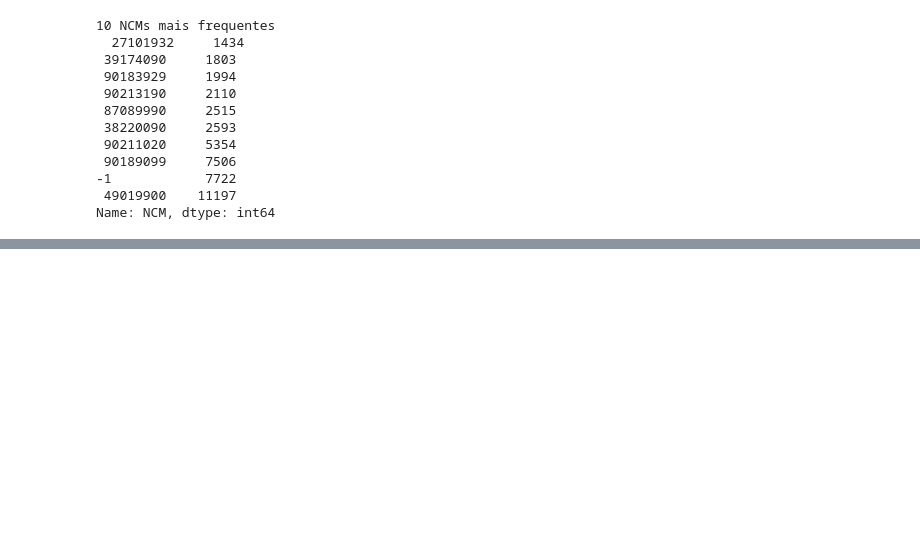
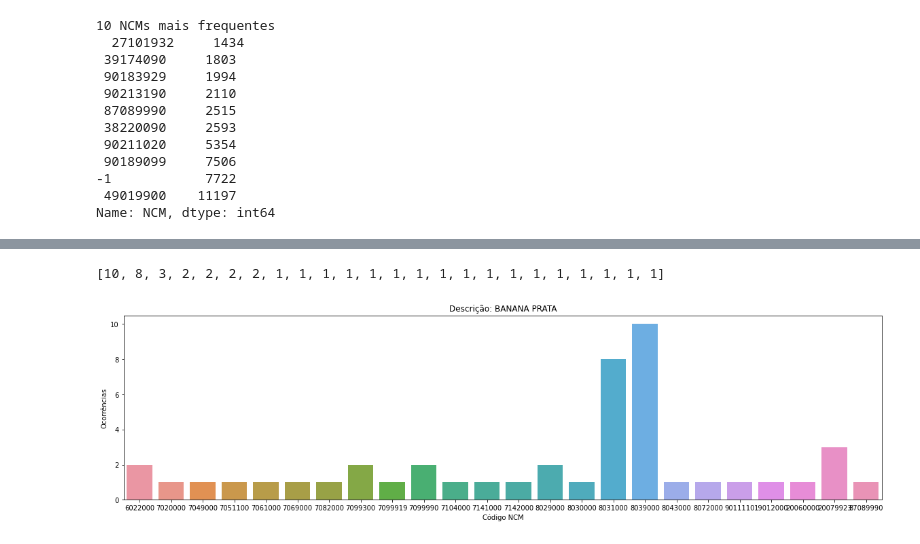
Before and after one commit to mfilipak/AFRAC_IA, a Jupyter notebook: 001_EDA_(Dados_do_Portal_da_cidadânia).ipynb, the cells around one changed output, grey strips where cells are left out. Saved outputs shown, nothing was run; the diff lists cells and outputs as text; code cells hidden in the pictures; blank space fills up the shorter version.

```diff
--- a/001_EDA_(Dados_do_Portal_da_cidadânia).ipynb
+++ b/001_EDA_(Dados_do_Portal_da_cidadânia).ipynb
@@ -133,0 +222,4 @@ plt.show()
+# %%
+#Vejamos o quinto item da lista (começa em 0)
+selection = df2["DESCR"].value_counts().index[4]
+selection
@@ -133,0 +238,12 @@ plt.show()
+# %%
+reps = df2[df2["DESCR"] == selection]["NCM"]
+list(reps.value_counts())
+# %% [output]
+[10, 8, 3, 2, 2, 2, 2, 1, 1, 1, 1, 1, 1, 1, 1, 1, 1, 1, 1, 1, 1, 1, 1, 1]
+# %%
+plt.figure(figsize=(20,5))
+ax = sns.barplot(x=reps.value_counts().index, y=list(reps.value_counts()), )
+ax.set(xlabel='Código NCM', ylabel='Ocorrências', title=f"Descrição: {selection}")
+plt.show()
+# %% [output]
+[figure, added]
```
Also changed, not shown: parts of 13 cells of this notebook.
